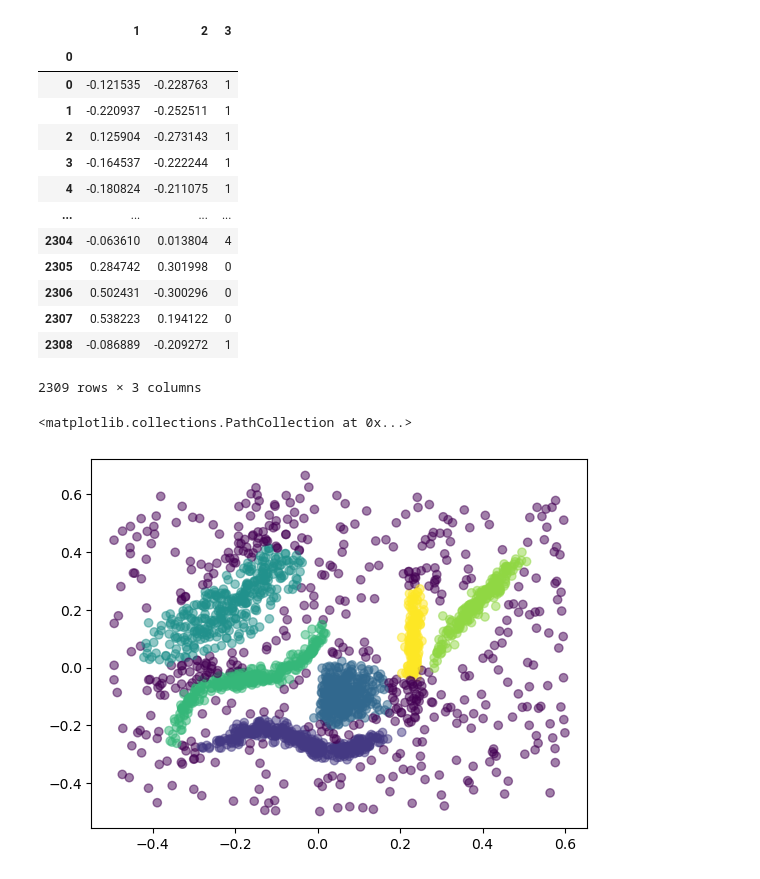
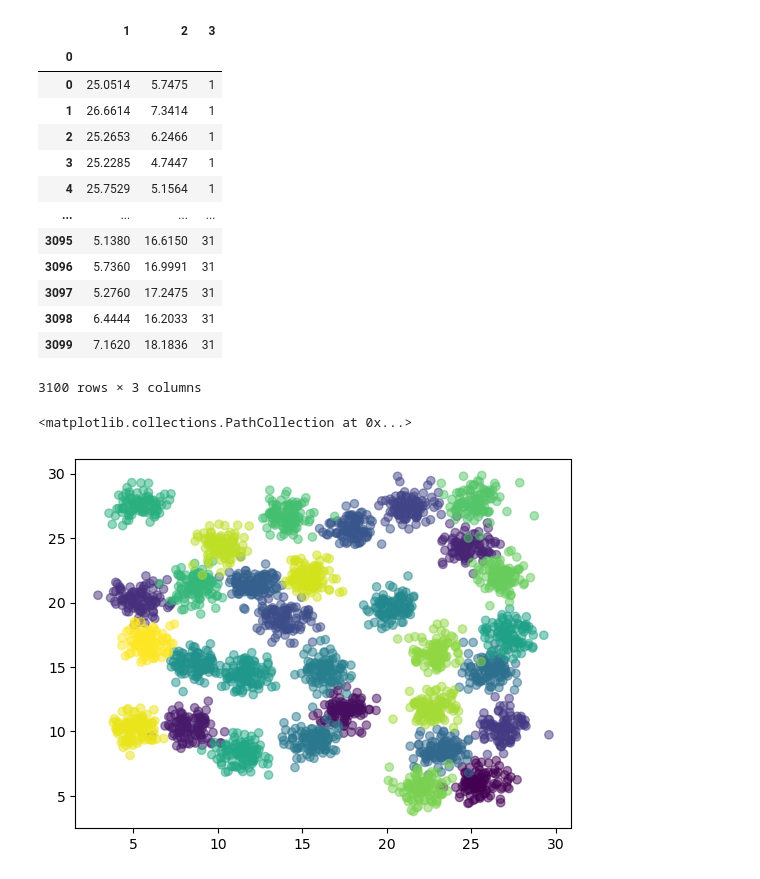
Before and after one commit to nidhiahl/if-sampling, a Jupyter notebook: randomSampling.ipynb, the cells around one changed output. Saved outputs shown, nothing was run; the diff lists cells and outputs as text; code cells hidden in the pictures.

```diff
--- a/randomSampling.ipynb
+++ b/randomSampling.ipynb
@@ -3,7 +3,7 @@ import pandas as pd
 import scipy.stats
 import numpy as np
 # %%
-data = pd.read_csv(r'hdbscan/hdbscan.csv', sep = '\t', header = None, skiprows = 1)
+data = pd.read_csv(r'D31/D31.csv', sep = '\t', header = None, skiprows = 1)
 # %%
 data =data.set_index(0)
 # %%
@@ -11,18 +11,18 @@ data
 # %% [output]
 |  | 1 | 2 | 3 |
 | 0 |  |  |  |
-| 0 | -0.121535 | -0.228763 | 1 |
-| 1 | -0.220937 | -0.252511 | 1 |
-| 2 | 0.125904 | -0.273143 | 1 |
-| 3 | -0.164537 | -0.222244 | 1 |
-| 4 | -0.180824 | -0.211075 | 1 |
+| 0 | 25.0514 | 5.7475 | 1 |
+| 1 | 26.6614 | 7.3414 | 1 |
+| 2 | 25.2653 | 6.2466 | 1 |
+| 3 | 25.2285 | 4.7447 | 1 |
+| 4 | 25.7529 | 5.1564 | 1 |
 | ... | ... | ... | ... |
-| 2304 | -0.063610 | 0.013804 | 4 |
-| 2305 | 0.284742 | 0.301998 | 0 |
-| 2306 | 0.502431 | -0.300296 | 0 |
-| 2307 | 0.538223 | 0.194122 | 0 |
-| 2308 | -0.086889 | -0.209272 | 1 |
+| 3095 | 5.1380 | 16.6150 | 31 |
+| 3096 | 5.7360 | 16.9991 | 31 |
+| 3097 | 5.2760 | 17.2475 | 31 |
+| 3098 | 6.4444 | 16.2033 | 31 |
+| 3099 | 7.1620 | 18.1836 | 31 |
-2309 rows × 3 columns
+3100 rows × 3 columns
 # %%
 def pick_samples(sampling,sizeprm):
     import random as rnd
@@ -30,16 +30,16 @@ def pick_samples(sampling,sizeprm):
     if sampling=='random':
         return rnd.sample(range(len(data)), sample_size)
 # %%
-sample=pd.DataFrame(pick_samples('random',.15))
+sample=pd.DataFrame(pick_samples('random',.05))
 sample_data = data.loc[data.index[sample[0]]]
 import matplotlib.pyplot as plt
 fig = plt.figure()
 plt.scatter(data[1],data[2],c=data[3], alpha=0.5)
 #plt.scatter(sample_data[0],sample_data[1], marker = '*')
 #plt.show
 # %% [output]
 <matplotlib.collections.PathCollection at 0x...>
-[figure, old version]
+[figure, new version]
 # %%
 #plt.scatter(data[0],data[1],c=data[2], alpha=0.5)
 plt.scatter(sample_data[1],sample_data[2],c=sample_data[3], marker = '*')
```
Also changed, not shown: parts of 5 cells of this notebook, 14 other files.
